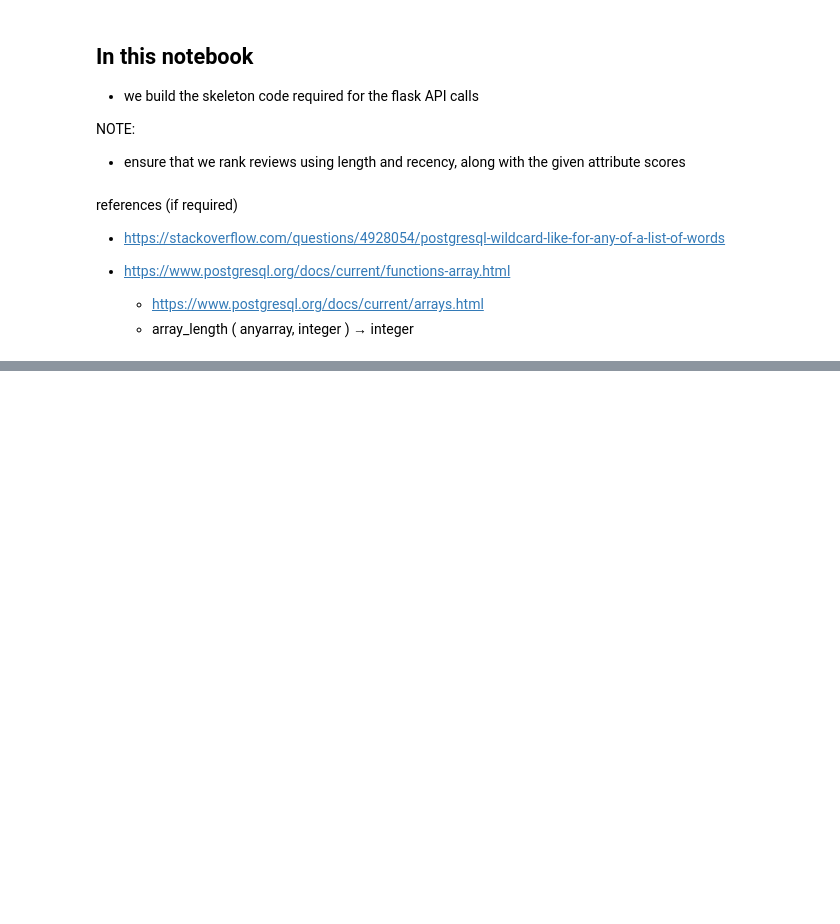
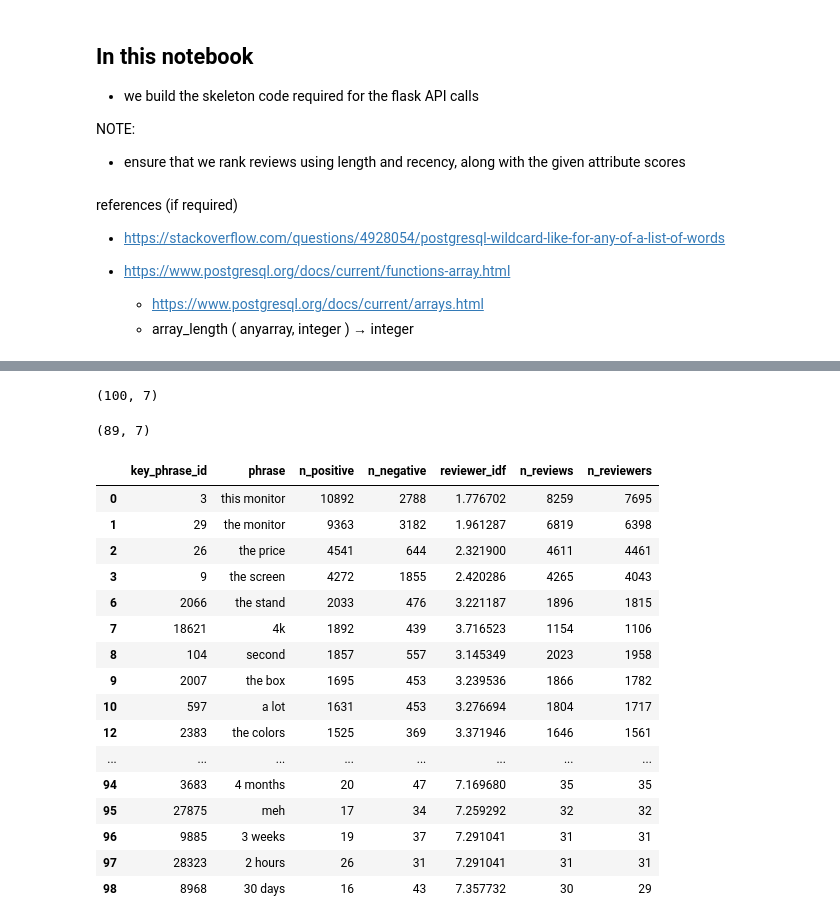
Before and after one commit to avelllabs/Gabby, a Jupyter notebook: notebooks/13_gb_gabby_api_development.ipynb, the cells around one changed output, grey strips where cells are left out. Saved outputs shown, nothing was run; the diff lists cells and outputs as text; code cells hidden in the pictures; blank space fills up the shorter version.

```diff
--- a/notebooks/13_gb_gabby_api_development.ipynb
+++ b/notebooks/13_gb_gabby_api_development.ipynb
@@ -30,0 +139,8 @@ conn = db.connect()
+# %%
+monitor_brands_query = \
+    '''SELECT DISTINCT(brand)
+        FROM baseline_products
+        WHERE title ILIKE '%%inch%%'
+        AND title ILIKE '%%monitor%%'
+    '''
+monitor_brands = pd.read_sql(monitor_brands_query, conn)
@@ -30,0 +156,36 @@ conn = db.connect()
+# %%
+attributes_filtered = \
+        filter_phrases_containing_brand_model_terms(
+                drop_numeric_phrases(
+                        is_alpha_numeric(attributes)
+                ),
+                monitor_brands[monitor_brands['brand'].str.len() > 1]['brand'].tolist()
+        )
+# %%
+attributes.shape
+# %% [output]
+(100, 7)
+# %%
+attributes_filtered.shape
+# %% [output]
+(89, 7)
+# %%
+attributes_filtered
+# %% [output]
+|  | key_phrase_id | phrase | n_positive | n_negative | reviewer_idf | n_reviews | n_reviewers |
+| 0 | 3 | this monitor | 10892 | 2788 | 1.776702 | 8259 | 7695 |
+| 1 | 29 | the monitor | 9363 | 3182 | 1.961287 | 6819 | 6398 |
+| 2 | 26 | the price | 4541 | 644 | 2.321900 | 4611 | 4461 |
+| 3 | 9 | the screen | 4272 | 1855 | 2.420286 | 4265 | 4043 |
+| 6 | 2066 | the stand | 2033 | 476 | 3.221187 | 1896 | 1815 |
+| 7 | 18621 | 4k | 1892 | 439 | 3.716523 | 1154 | 1106 |
+| 8 | 104 | second | 1857 | 557 | 3.145349 | 2023 | 1958 |
+| 9 | 2007 | the box | 1695 | 453 | 3.239536 | 1866 | 1782 |
+| 10 | 597 | a lot | 1631 | 453 | 3.276694 | 1804 | 1717 |
+| 12 | 2383 | the colors | 1525 | 369 | 3.371946 | 1646 | 1561 |
+| ... | ... | ... | ... | ... | ... | ... | ... |
+| 94 | 3683 | 4 months | 20 | 47 | 7.169680 | 35 | 35 |
+| 95 | 27875 | meh | 17 | 34 | 7.259292 | 32 | 32 |
+| 96 | 9885 | 3 weeks | 19 | 37 | 7.291041 | 31 | 31 |
+| 97 | 28323 | 2 hours | 26 | 31 | 7.291041 | 31 | 31 |
+| 98 | 8968 | 30 days | 16 | 43 | 7.357732 | 30 | 29 |
```
Also changed, not shown: parts of 9 cells of this notebook, 5 other files.
